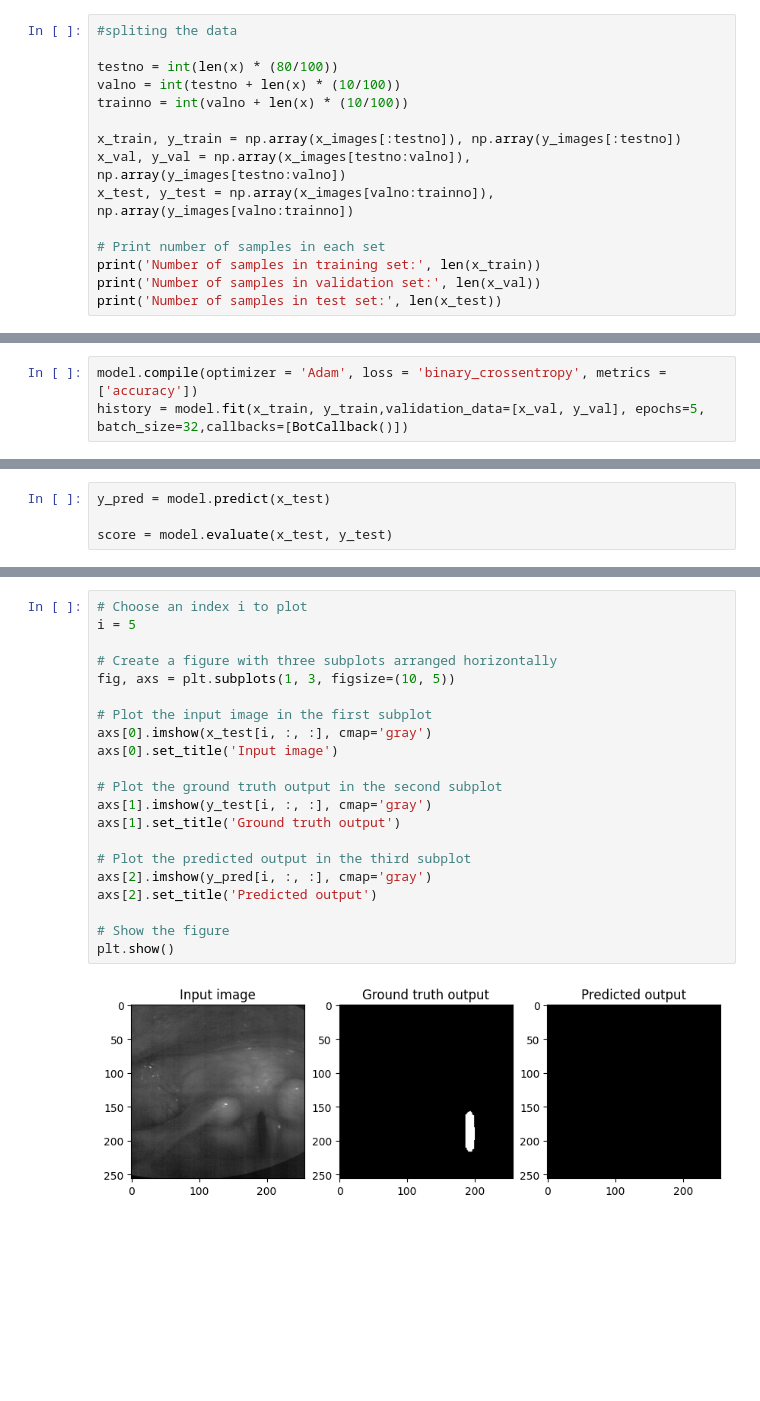
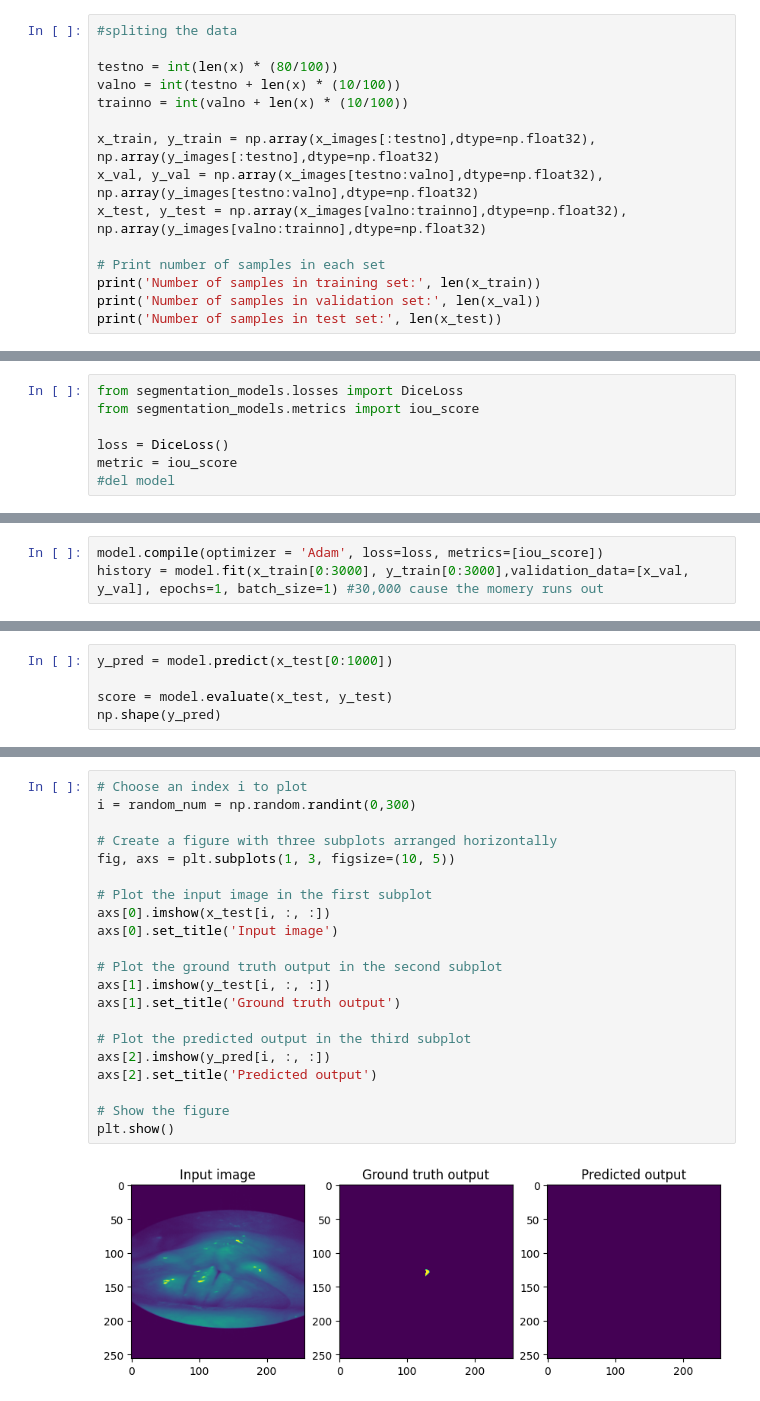
Before and after one commit to Hamed-kalak/UNet, a Jupyter notebook: bagls.ipynb, the cells around one changed output, grey strips where cells are left out. Cells and saved outputs as stored; diff of their text form; blank space fills up the shorter version.

```diff
--- a/bagls.ipynb
+++ b/bagls.ipynb
@@ -68,9 +76,9 @@ testno = int(len(x) * (80/100))
 valno = int(testno + len(x) * (10/100))
 trainno = int(valno + len(x) * (10/100))
 
-x_train, y_train = np.array(x_images[:testno]), np.array(y_images[:testno])
-x_val, y_val = np.array(x_images[testno:valno]), np.array(y_images[testno:valno])
-x_test, y_test = np.array(x_images[valno:trainno]), np.array(y_images[valno:trainno])
+x_train, y_train = np.array(x_images[:testno],dtype=np.float32), np.array(y_images[:testno],dtype=np.float32)
+x_val, y_val = np.array(x_images[testno:valno],dtype=np.float32), np.array(y_images[testno:valno],dtype=np.float32)
+x_test, y_test = np.array(x_images[valno:trainno],dtype=np.float32), np.array(y_images[valno:trainno],dtype=np.float32)
 
 # Print number of samples in each set
 print('Number of samples in training set:', len(x_train))
@@ -160,0 +185,7 @@ class BotCallback(tf.keras.callbacks.Callback):
+# %%
+from segmentation_models.losses import DiceLoss
+from segmentation_models.metrics import iou_score
+
+loss = DiceLoss()
+metric = iou_score
+#del model
@@ -161,4 +194,4 @@ class BotCallback(tf.keras.callbacks.Callback):
 # %%
-model.compile(optimizer = 'Adam', loss = 'binary_crossentropy', metrics = ['accuracy'])
-history = model.fit(x_train, y_train,validation_data=[x_val, y_val], epochs=5, batch_size=32,callbacks=[BotCallback()])
+model.compile(optimizer = 'Adam', loss=loss, metrics=[iou_score])
+history = model.fit(x_train[0:3000], y_train[0:3000],validation_data=[x_val, y_val], epochs=1, batch_size=1) #30,000 cause the momery runs out
 # %% [output]
@@ -187,5 +216,6 @@ plt.show()
 # %%
-y_pred = model.predict(x_test)
+y_pred = model.predict(x_test[0:1000])
 
 score = model.evaluate(x_test, y_test)
+np.shape(y_pred)
 # %% [output]
@@ -194,23 +223,23 @@ score = model.evaluate(x_test, y_test)
 # %%
 # Choose an index i to plot
-i = 5
+i = random_num = np.random.randint(0,300)
 
 # Create a figure with three subplots arranged horizontally
 fig, axs = plt.subplots(1, 3, figsize=(10, 5))
 
 # Plot the input image in the first subplot
-axs[0].imshow(x_test[i, :, :], cmap='gray')
+axs[0].imshow(x_test[i, :, :])
 axs[0].set_title('Input image')
 
 # Plot the ground truth output in the second subplot
-axs[1].imshow(y_test[i, :, :], cmap='gray')
+axs[1].imshow(y_test[i, :, :])
 axs[1].set_title('Ground truth output')
 
 # Plot the predicted output in the third subplot
-axs[2].imshow(y_pred[i, :, :], cmap='gray')
+axs[2].imshow(y_pred[i, :, :])
 axs[2].set_title('Predicted output')
 
 # Show the figure
 plt.show()
 # %% [output]
-[figure, old version]
+[figure, new version]
```
Also changed, not shown: parts of 14 cells of this notebook.
